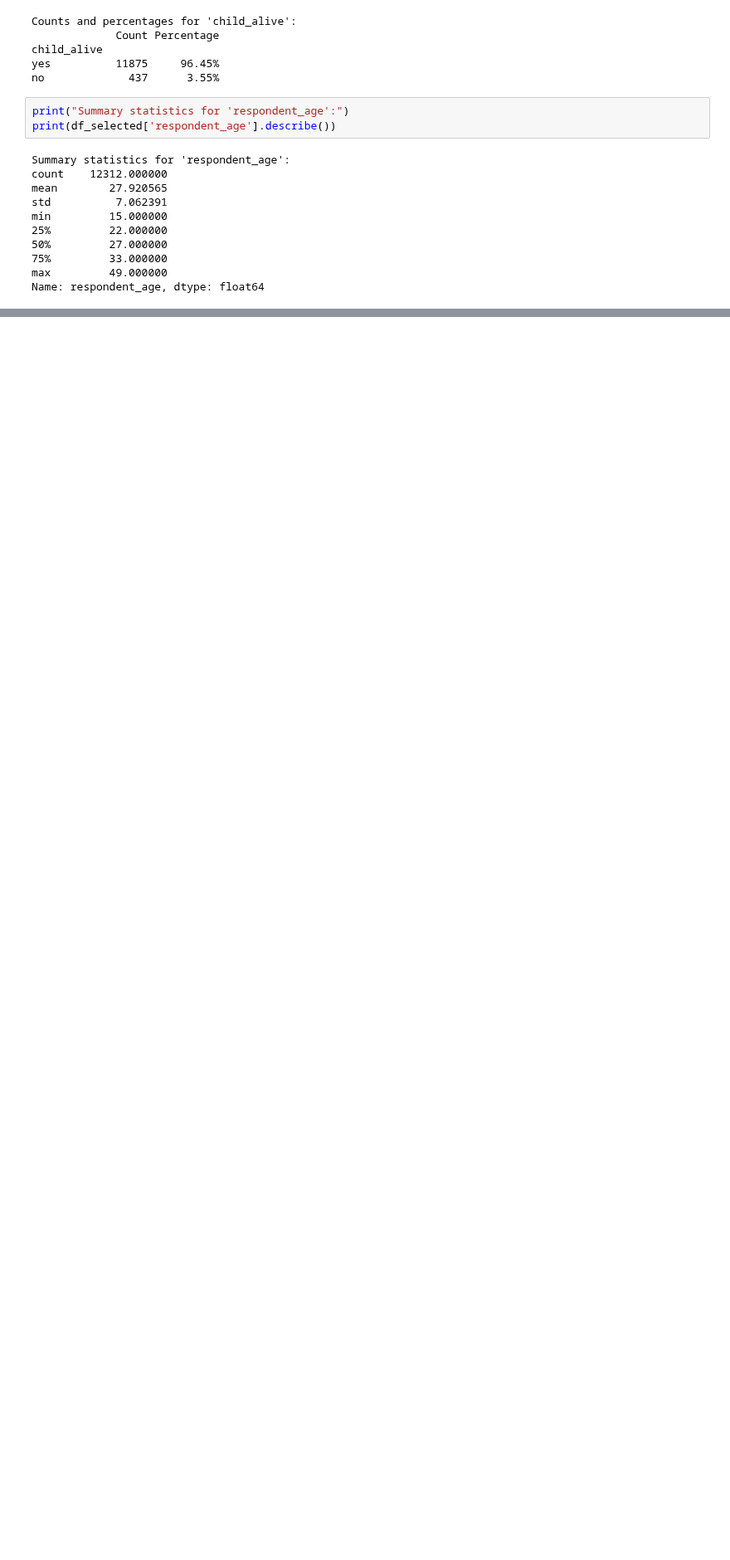
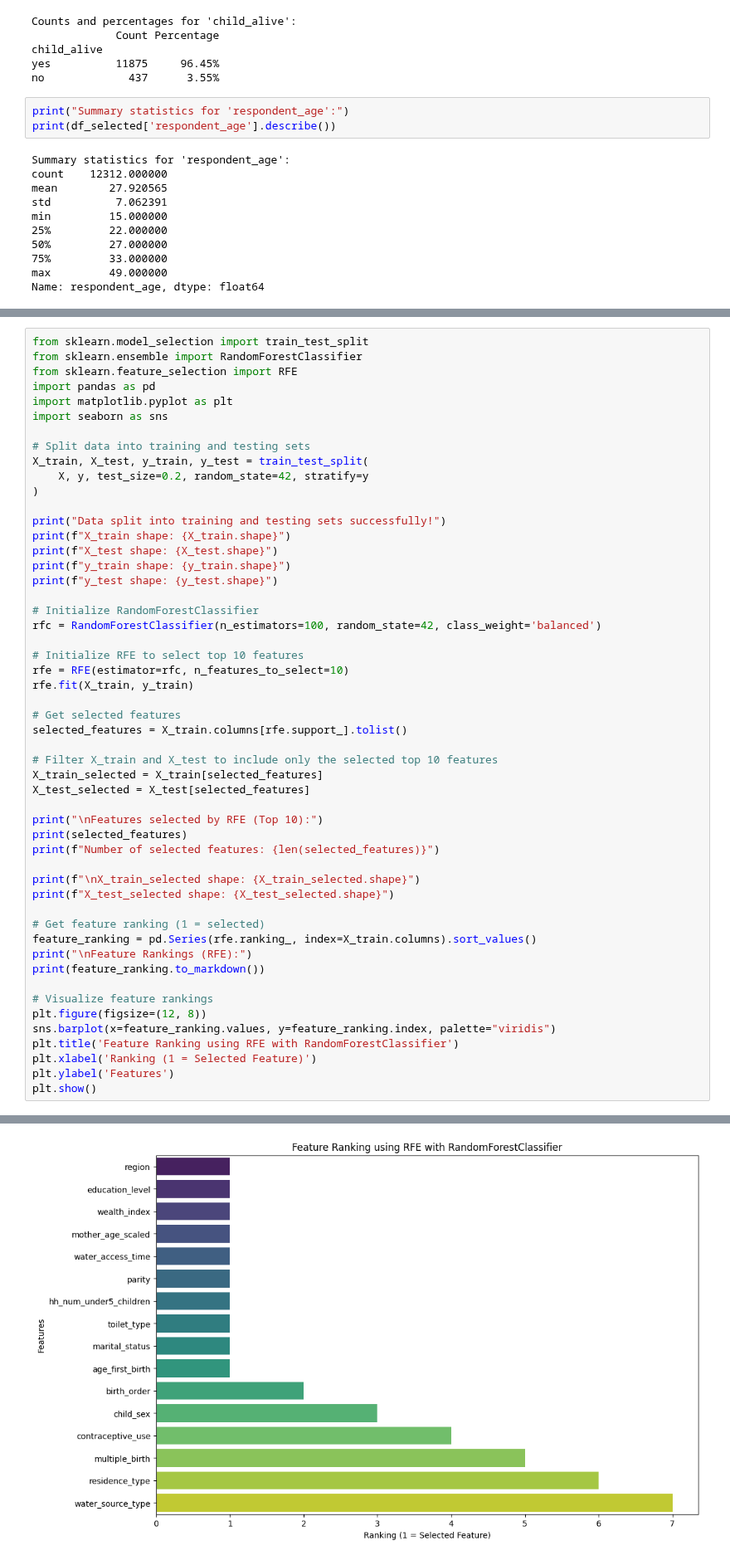
Before and after one commit to Fentahun60/Fentahun, a Jupyter notebook: U5MR_Malawi.ipynb, the cells around one changed output, grey strips where cells are left out. Shown at 83% size. Drawn from its saved outputs; the diff is of its cells as text; blank space fills up the shorter version.

```diff
--- a/U5MR_Malawi.ipynb
+++ b/U5MR_Malawi.ipynb
@@ -183,0 +1168,53 @@ Unimproved              1337     10.86%
+# %%
+from sklearn.model_selection import train_test_split
+from sklearn.ensemble import RandomForestClassifier
+from sklearn.feature_selection import RFE
+import pandas as pd
+import matplotlib.pyplot as plt
+import seaborn as sns
+
+# Split data into training and testing sets
+X_train, X_test, y_train, y_test = train_test_split(
+    X, y, test_size=0.2, random_state=42, stratify=y
+)
+
+print("Data split into training and testing sets successfully!")
+print(f"X_train shape: {X_train.shape}")
+print(f"X_test shape: {X_test.shape}")
+print(f"y_train shape: {y_train.shape}")
+print(f"y_test shape: {y_test.shape}")
+
+# Initialize RandomForestClassifier
+rfc = RandomForestClassifier(n_estimators=100, random_state=42, class_weight='balanced')
+
+# Initialize RFE to select top 10 features
+rfe = RFE(estimator=rfc, n_features_to_select=10)
+rfe.fit(X_train, y_train)
+
+# Get selected features
+selected_features = X_train.columns[rfe.support_].tolist()
+
+# Filter X_train and X_test to include only the selected top 10 features
+X_train_selected = X_train[selected_features]
+X_test_selected = X_test[selected_features]
+
+print("\nFeatures selected by RFE (Top 10):")
+print(selected_features)
+print(f"Number of selected features: {len(selected_features)}")
+
+print(f"\nX_train_selected shape: {X_train_selected.shape}")
+print(f"X_test_selected shape: {X_test_selected.shape}")
+
+# Get feature ranking (1 = selected)
+feature_ranking = pd.Series(rfe.ranking_, index=X_train.columns).sort_values()
+print("\nFeature Rankings (RFE):")
+print(feature_ranking.to_markdown())
+
+# Visualize feature rankings
+plt.figure(figsize=(12, 8))
+sns.barplot(x=feature_ranking.values, y=feature_ranking.index, palette="viridis")
+plt.title('Feature Ranking using RFE with RandomForestClassifier')
+plt.xlabel('Ranking (1 = Selected Feature)')
+plt.ylabel('Features')
+plt.show()
+# %% [output]
@@ -183,0 +1241 @@ Unimproved              1337     10.86%
+[figure, added]
```
Also changed, not shown: parts of 41 cells of this notebook.
